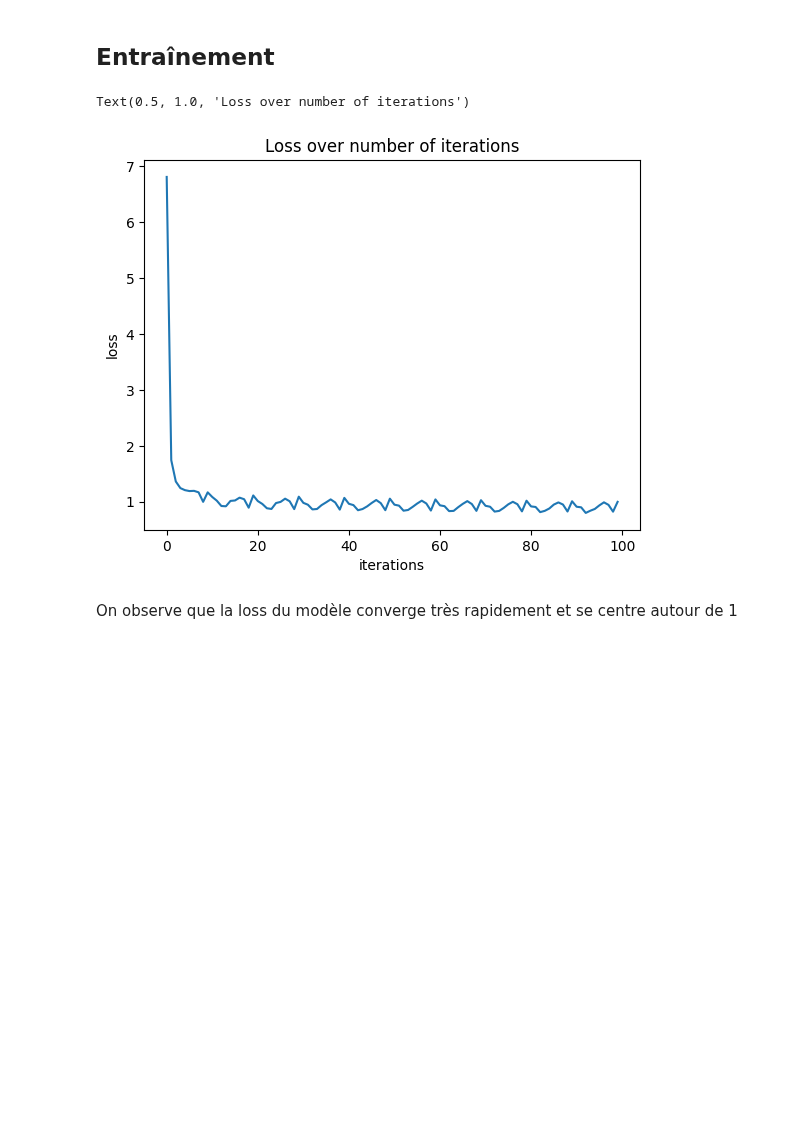
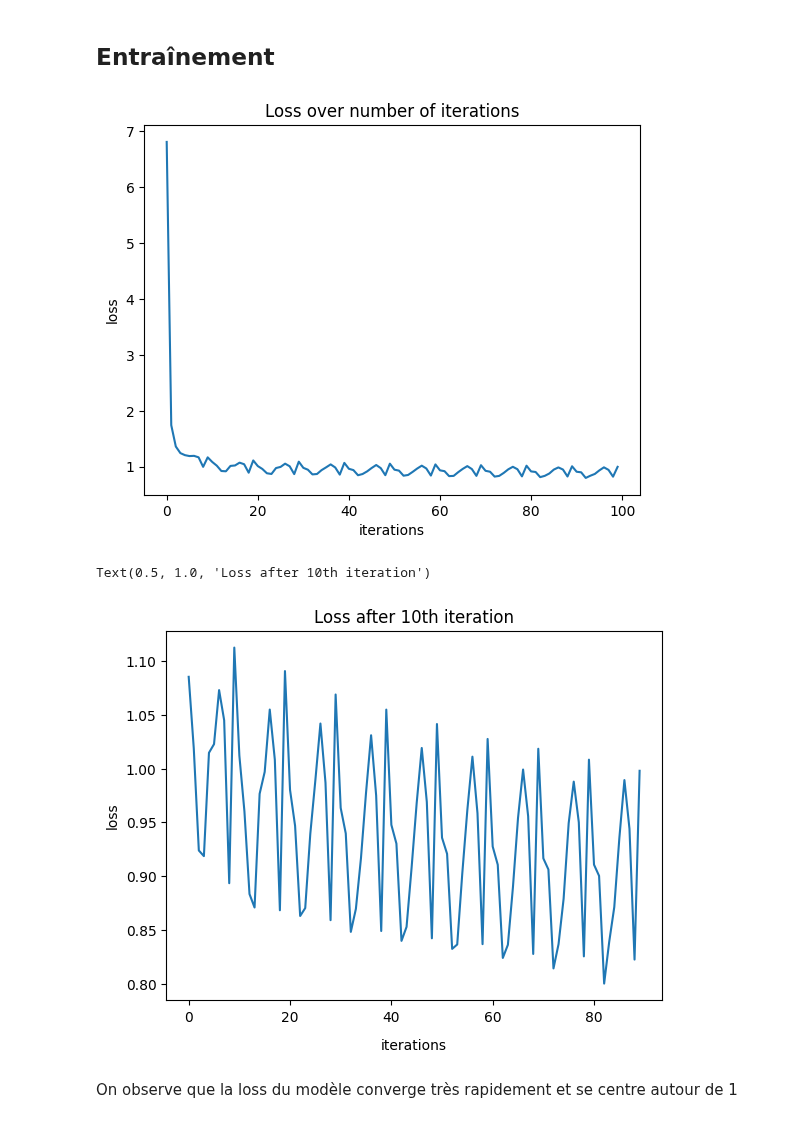
Before and after one commit to RiyadKT/Football-player-performance-prediction, a Jupyter notebook: final.ipynb, the cells around one changed output. Cells and saved outputs as stored; diff of their text form; code cells hidden in the pictures; blank space fills up the shorter version.

```diff
--- a/final.ipynb
+++ b/final.ipynb
@@ -1041,13 +1026,19 @@ for epoch in tqdm(range(10)):
 # %%
 import matplotlib.pyplot as plt
 
 plt.plot([np.average(np.array(l)) for l in np.array_split(np.array(loss_tab_training),100)])
 plt.xlabel('iterations')
 plt.ylabel('loss')
 plt.title('Loss over number of iterations')
+plt.show()
+plt.plot([np.average(np.array(l)) for l in np.array_split(np.array(loss_tab_training),100)][10:])
+plt.xlabel('iterations')
+plt.ylabel('loss')
+plt.title('Loss after 10th iteration')
 # %% [output]
+[figure]
-Text(0.5, 1.0, 'Loss over number of iterations')
+Text(0.5, 1.0, 'Loss after 10th iteration')
-[figure]
+[figure, added]
 # %% [markdown]
 On observe que la loss du modèle converge très rapidement et se centre autour de 1
 # %% [markdown]
```
Also changed, not shown: parts of 6 cells of this notebook.
